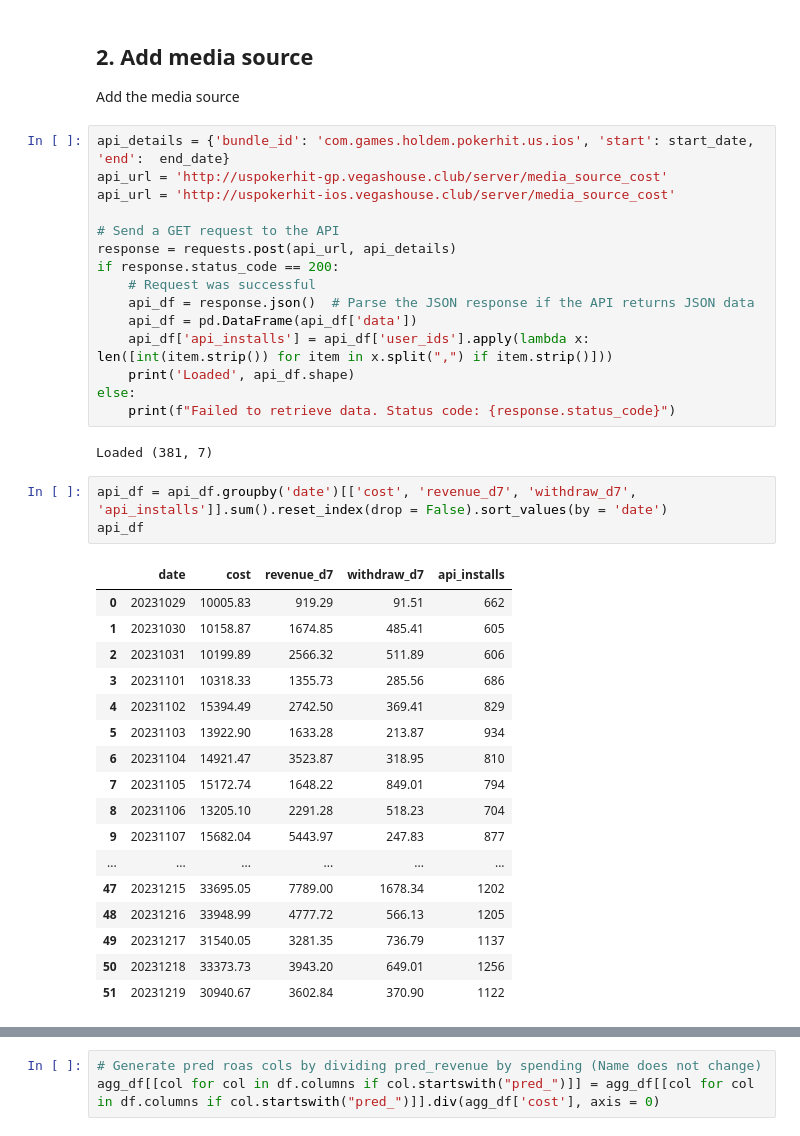
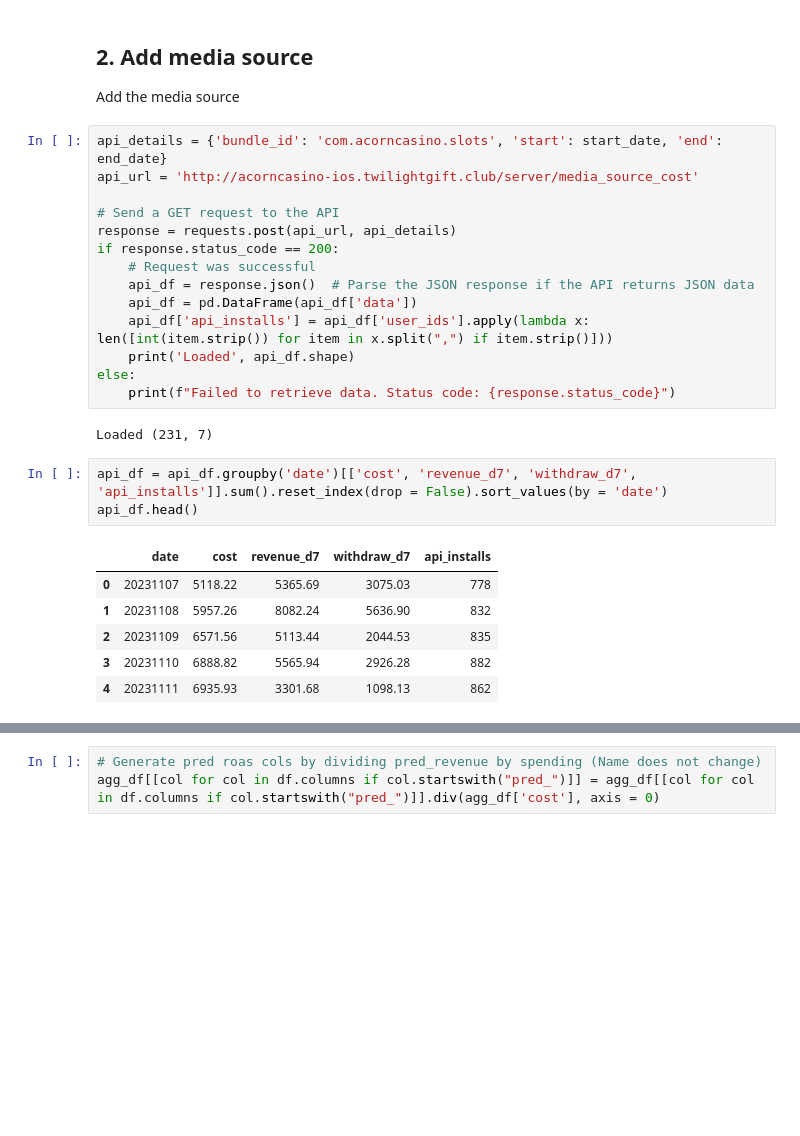
Before and after one commit to PereFuster/Acorn-Casino-PLTV, a Jupyter notebook: acorn_pltv_rule_trainning_ios.ipynb, the cells around one changed output, grey strips where cells are left out. Saved outputs shown, nothing was run; the diff lists cells and outputs as text; blank space fills up the shorter version.

```diff
--- a/acorn_pltv_rule_trainning_ios.ipynb
+++ b/acorn_pltv_rule_trainning_ios.ipynb
@@ -172,9 +185,8 @@ df = add_predictions(df, model_dict, response_days_input, predictors_days_input)
 
 Add the media source
 # %%
-api_details = {'bundle_id': 'com.games.holdem.pokerhit.us.ios', 'start': start_date, 'end':  end_date}
-api_url = 'http://uspokerhit-gp.vegashouse.club/server/media_source_cost'
-api_url = 'http://uspokerhit-ios.vegashouse.club/server/media_source_cost'
+api_details = {'bundle_id': 'com.acorncasino.slots', 'start': start_date, 'end':  end_date}
+api_url = 'http://acorncasino-ios.twilightgift.club/server/media_source_cost'
 
 # Send a GET request to the API
 response = requests.post(api_url, api_details)
@@ -187,25 +199,14 @@ if response.status_code == 200:
 else:
     print(f"Failed to retrieve data. Status code: {response.status_code}")
 # %% [output]
-Loaded (381, 7)
+Loaded (231, 7)
 # %%
 api_df = api_df.groupby('date')[['cost', 'revenue_d7', 'withdraw_d7', 'api_installs']].sum().reset_index(drop = False).sort_values(by = 'date')
-api_df
+api_df.head()
 # %% [output]
 |  | date | cost | revenue_d7 | withdraw_d7 | api_installs |
-| 0 | 20231029 | 10005.83 | 919.29 | 91.51 | 662 |
-| 1 | 20231030 | 10158.87 | 1674.85 | 485.41 | 605 |
-| 2 | 20231031 | 10199.89 | 2566.32 | 511.89 | 606 |
-| 3 | 20231101 | 10318.33 | 1355.73 | 285.56 | 686 |
-| 4 | 20231102 | 15394.49 | 2742.50 | 369.41 | 829 |
-| 5 | 20231103 | 13922.90 | 1633.28 | 213.87 | 934 |
-| 6 | 20231104 | 14921.47 | 3523.87 | 318.95 | 810 |
-| 7 | 20231105 | 15172.74 | 1648.22 | 849.01 | 794 |
-| 8 | 20231106 | 13205.10 | 2291.28 | 518.23 | 704 |
-| 9 | 20231107 | 15682.04 | 5443.97 | 247.83 | 877 |
-| ... | ... | ... | ... | ... | ... |
-| 47 | 20231215 | 33695.05 | 7789.00 | 1678.34 | 1202 |
-| 48 | 20231216 | 33948.99 | 4777.72 | 566.13 | 1205 |
-| 49 | 20231217 | 31540.05 | 3281.35 | 736.79 | 1137 |
-| 50 | 20231218 | 33373.73 | 3943.20 | 649.01 | 1256 |
-| 51 | 20231219 | 30940.67 | 3602.84 | 370.90 | 1122 |
+| 0 | 20231107 | 5118.22 | 5365.69 | 3075.03 | 778 |
+| 1 | 20231108 | 5957.26 | 8082.24 | 5636.90 | 832 |
+| 2 | 20231109 | 6571.56 | 5113.44 | 2044.53 | 835 |
+| 3 | 20231110 | 6888.82 | 5565.94 | 2926.28 | 882 |
+| 4 | 20231111 | 6935.93 | 3301.68 | 1098.13 | 862 |
```
Also changed, not shown: parts of 22 cells of this notebook, 4 other files.
